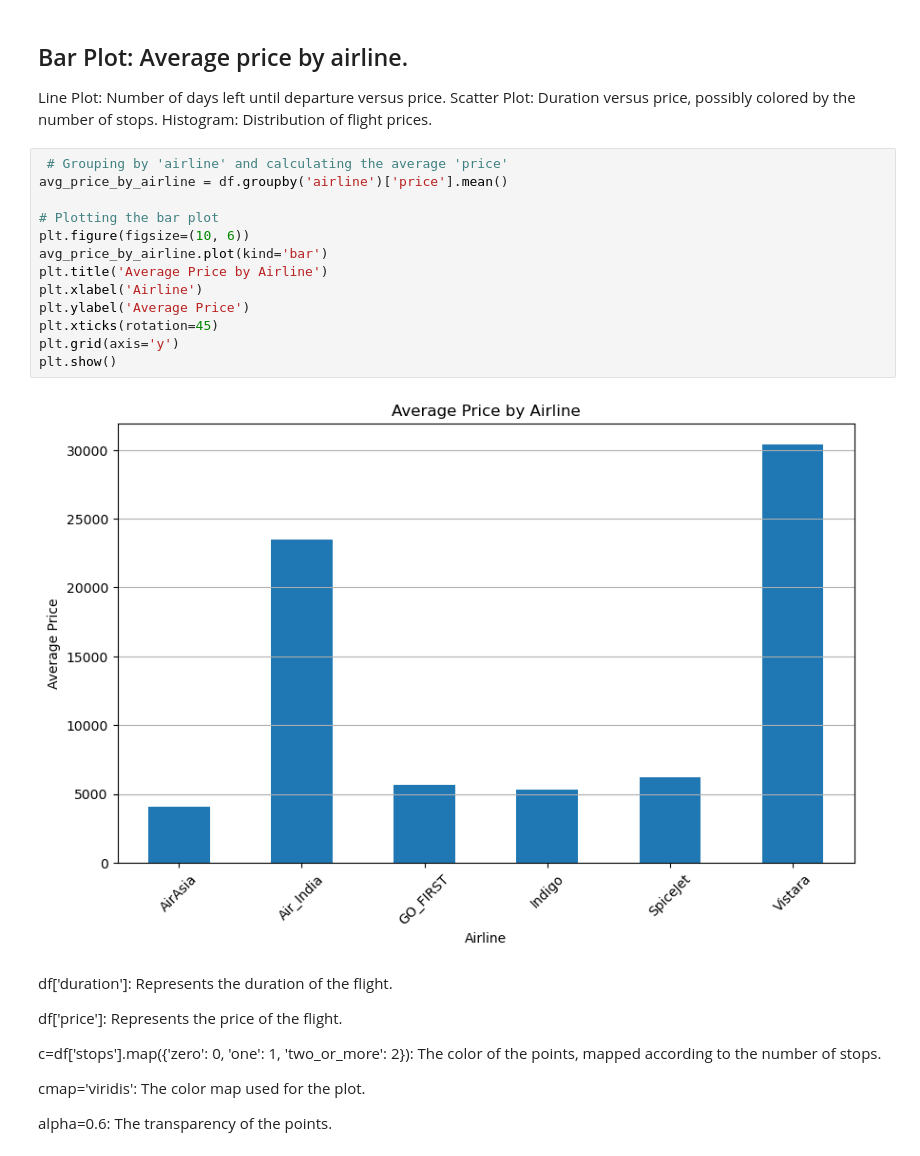
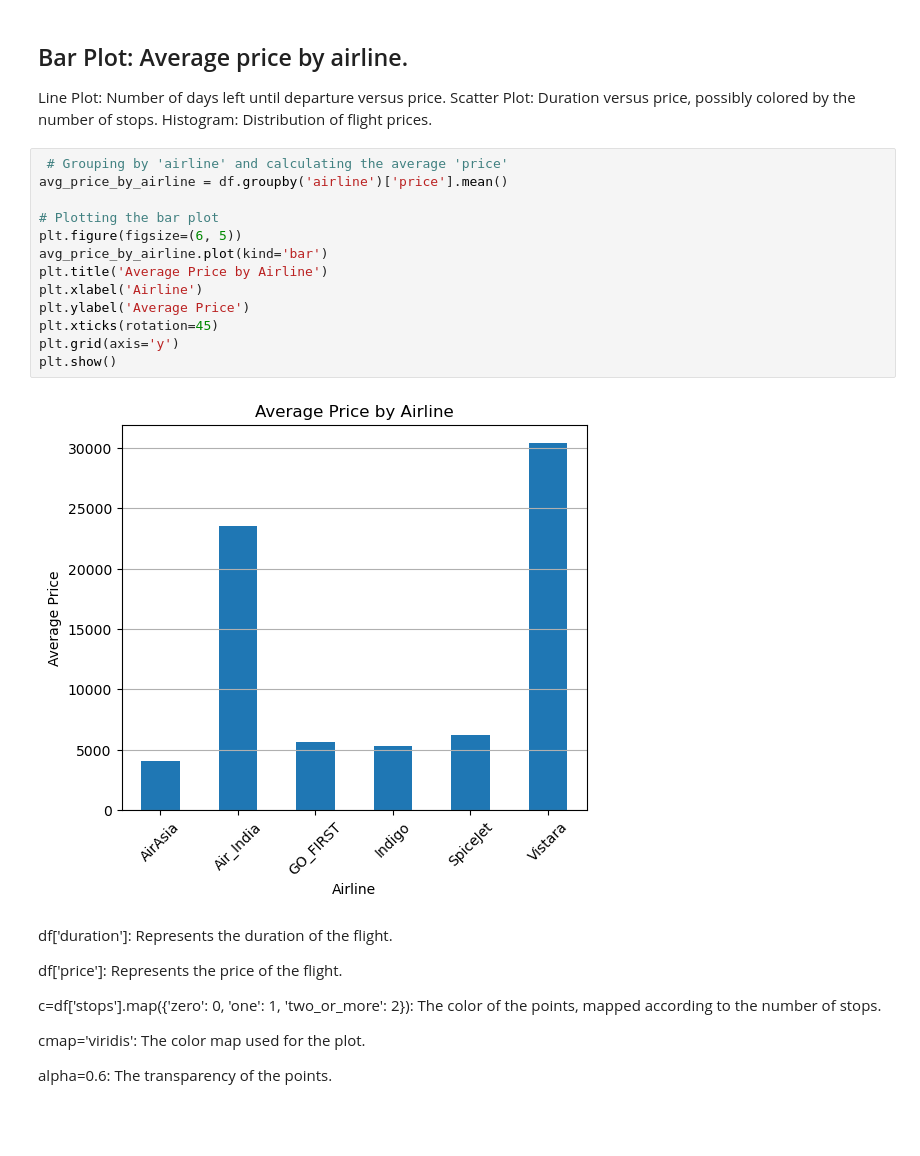
Before and after one commit to ZiaUlAinAamir/AI-with-navttc, a Jupyter notebook: flight price prediction.ipynb, the cells around one changed output. Drawn from its saved outputs; the diff is of its cells as text; blank space fills up the shorter version.

```diff
--- a/flight price prediction.ipynb
+++ b/flight price prediction.ipynb
@@ -59,18 +63,18 @@ Histogram: Distribution of flight prices.
 # %%
  # Grouping by 'airline' and calculating the average 'price'
 avg_price_by_airline = df.groupby('airline')['price'].mean()
 
 # Plotting the bar plot
-plt.figure(figsize=(10, 6))
+plt.figure(figsize=(6, 5))
 avg_price_by_airline.plot(kind='bar')
 plt.title('Average Price by Airline')
 plt.xlabel('Airline')
 plt.ylabel('Average Price')
 plt.xticks(rotation=45)
 plt.grid(axis='y')
 plt.show()
 # %% [output]
-[figure, old version]
+[figure, new version]
 # %% [markdown]
 df['duration']: Represents the duration of the flight.
 
```
Also changed, not shown: parts of 3 cells of this notebook, 4 other files.
